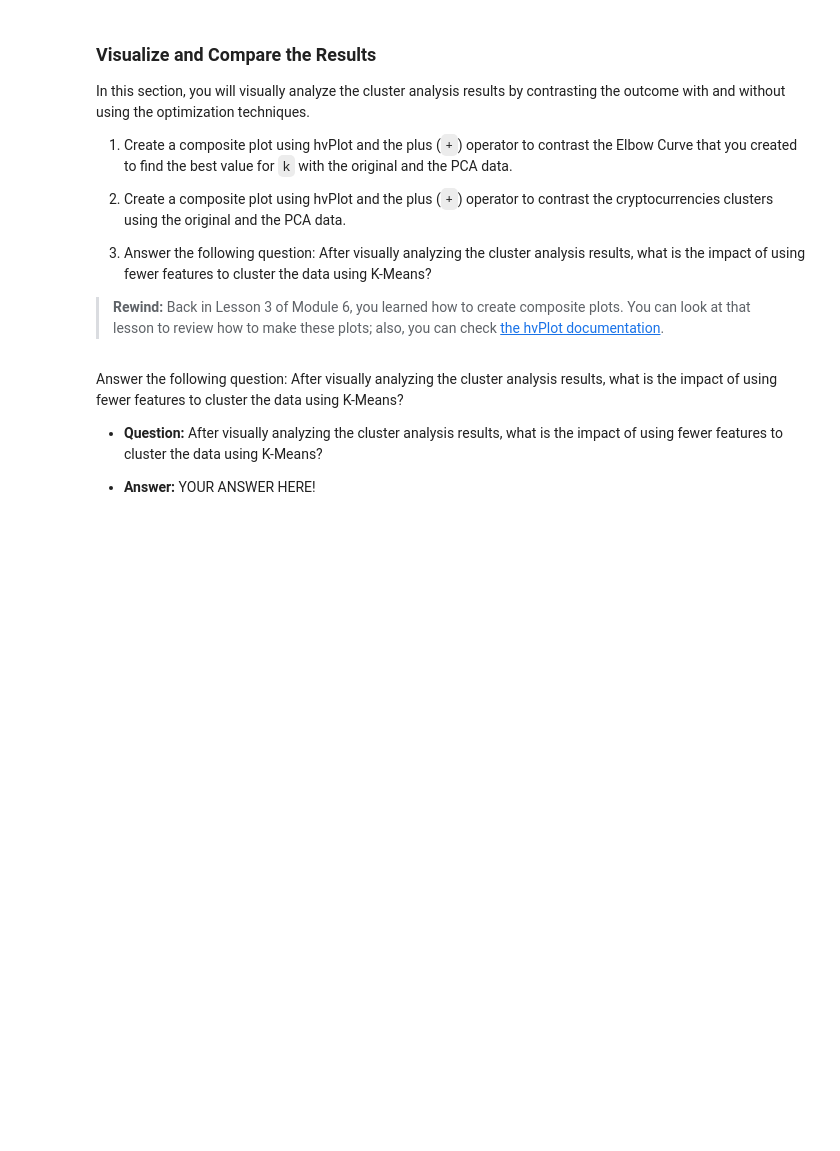
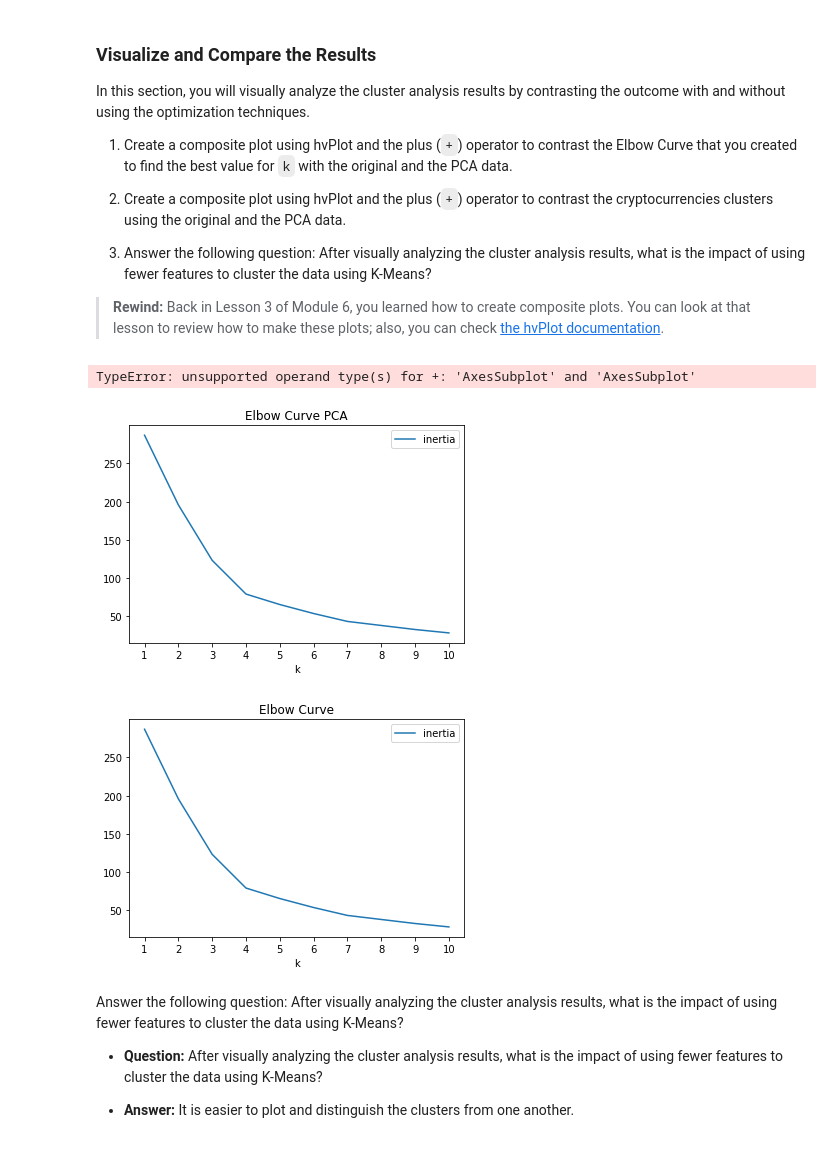
Before and after one commit to scottslusher/Crypto-Advisor, a Jupyter notebook: crypto_investments.ipynb, the cells around one changed output. Cells and saved outputs as stored; diff of their text form; code cells hidden in the pictures; blank space fills up the shorter version.

```diff
--- a/crypto_investments.ipynb
+++ b/crypto_investments.ipynb
@@ -315,6 +329,6 @@ In this section, you will use the elbow method to find the best value for `k` us
 # %%
 # Create a list with the number of k-values to try
 # Use a range from 1 to 11
-k = list(range(1, 11))
+k_pca = list(range(1, 11))
 # %%
 # Create an empy list to store the inertia values
@@ -332,6 +346,6 @@ for i in k:
 # %%
 # Create a dictionary with the data to plot the Elbow curve
-df_elbow = {'k': k, 'inertia': inertia}
+df_elbow_pca = {'k_pca': k_pca, 'inertia_pca': inertia_pca}
 
 # Create a DataFrame with the data to plot the Elbow curve
-df_elbow = pd.DataFrame(df_elbow)
+df_elbow_pca = pd.DataFrame(df_elbow)
@@ -434,0 +457,18 @@ In this section, you will visually analyze the cluster analysis results by contr
+# %%
+# Composite plot to contrast the Elbow curves
+(df_elbow_pca.plot(
+    x='k',
+    y='inertia',
+    title='Elbow Curve PCA',
+    xticks=k
+) +
+df_elbow.plot.line(
+    x="k",
+    y="inertia",
+    title="Elbow Curve",
+    xticks=k
+)).cols(2)
+# %% [output]
+TypeError: unsupported operand type(s) for +: 'AxesSubplot' and 'AxesSubplot'
+[figure, added]
+[figure, added]
@@ -437,4 +487,4 @@ Answer the following question: After visually analyzing the cluster analysis res
 
   * **Question:** After visually analyzing the cluster analysis results, what is the impact of using fewer features to cluster the data using K-Means?
 
-  * **Answer:** YOUR ANSWER HERE!
+  * **Answer:** It is easier to plot and distinguish the clusters from one another.
```
Also changed, not shown: parts of 9 cells of this notebook.
